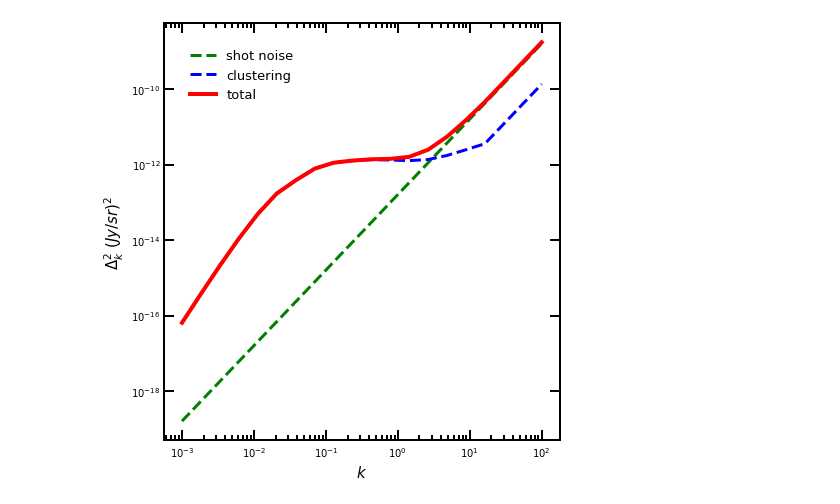
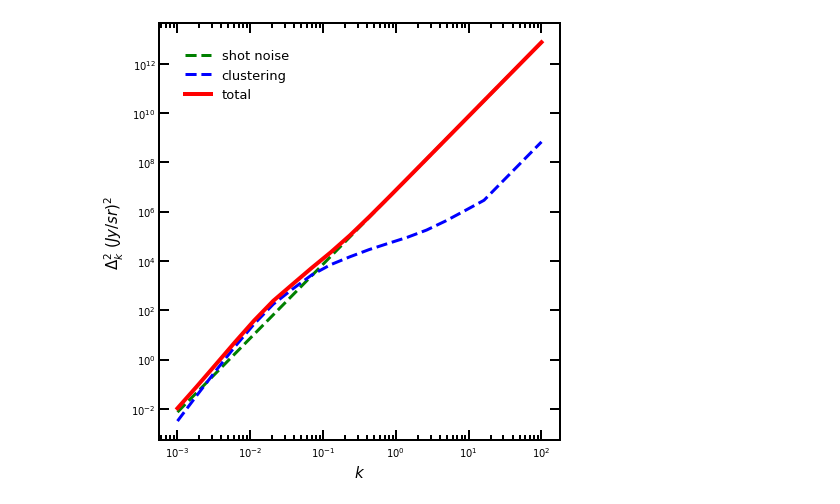
Before and after one commit to Anirbancosmo/Limpy, a Jupyter notebook: notebook/ps_check_theory.ipynb, the cells around one changed output. Saved outputs shown, nothing was run; the diff lists cells and outputs as text; code cells hidden in the pictures.

```diff
--- a/notebook/ps_check_theory.ipynb
+++ b/notebook/ps_check_theory.ipynb
@@ -65,22 +65,22 @@ plt.savefig('intensity.jpg')
 # %%
 # plot all the power spectra
 zline=5.0
 nu_rest_line=1900 #GhZ
 k=np.logspace(-3, 2, num=20)
-pkshot=[lt.Pk_line(kk,zline,label='shot') for kk in k]
-pkclus=[lt.Pk_line(kk,zline,label='clustering') for kk in k]
-pktotal=[lt.Pk_line(kk,zline,label='total') for kk in k]
+pkshot=[lt.Pk_line(kk,zline,label='shot', pk_unit='intensity') for kk in k]
+pkclus=[lt.Pk_line(kk,zline,label='clustering', pk_unit='intensity') for kk in k]
+pktotal=[lt.Pk_line(kk,zline,label='total', pk_unit='intensity') for kk in k]
 
-plt.plot(k, k**2*pkshot/2.0/np.pi, lw=3, ls='--', color='g', label="shot noise")
-plt.plot(k, k**2*pkclus/2.0/np.pi, lw=3, ls='--', color='b',label="clustering")
-plt.plot(k, k**2*pktotal/2.0/np.pi, lw=4, color='r',label="total")
+plt.plot(k, k**3*pkshot/2.0/np.pi**2, lw=3, ls='--', color='g', label="shot noise")
+plt.plot(k, k**3*pkclus/2.0/np.pi**2, lw=3, ls='--', color='b',label="clustering")
+plt.plot(k, k**3*pktotal/2.0/np.pi**2, lw=4, color='r',label="total")
 
 plt.ylabel(r'$\Delta^2_k\,\,(Jy/sr)^2$')
 plt.xlabel(r'$k$')
 plt.yscale('log')
 plt.xscale('log')
 plt.legend(loc=0, frameon=False)
 plt.tight_layout()
 plt.savefig("pk.png")
 # %% [output]
-[figure, old version]
+[figure, new version]
```
Also changed, not shown: parts of 4 cells of this notebook, 6 other files.
